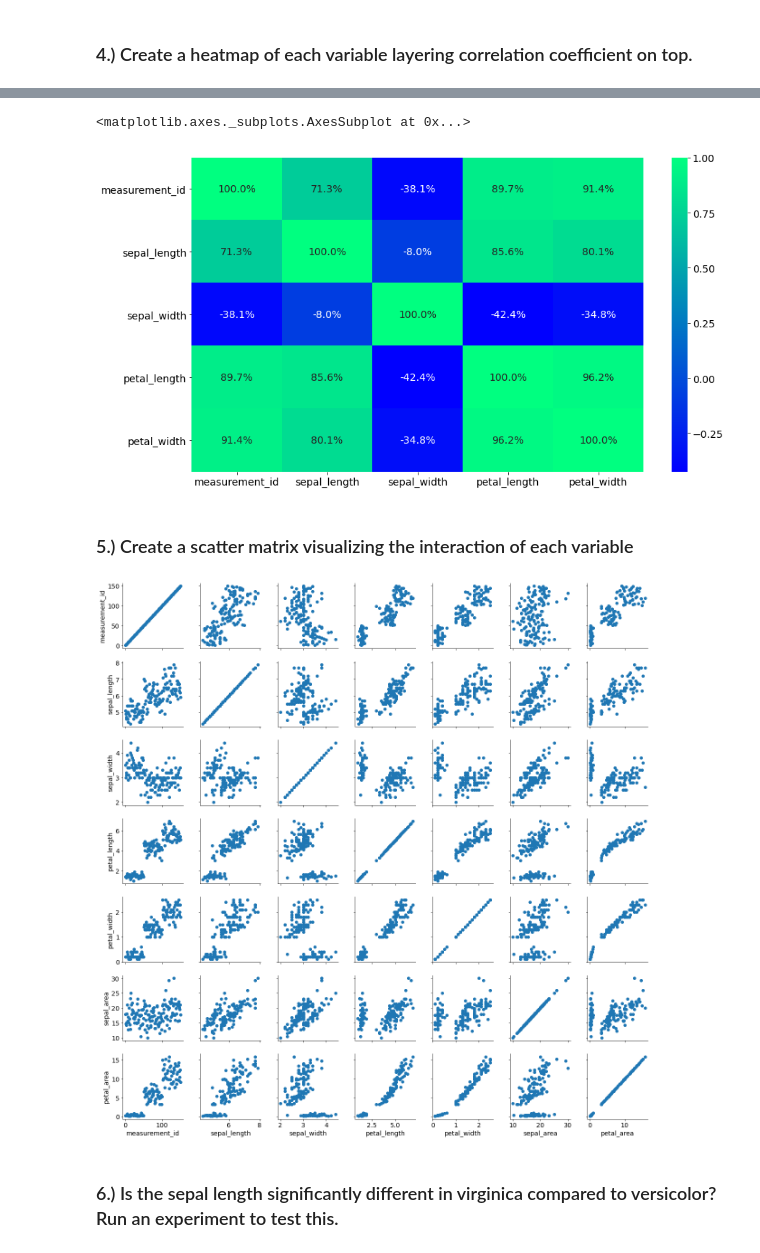
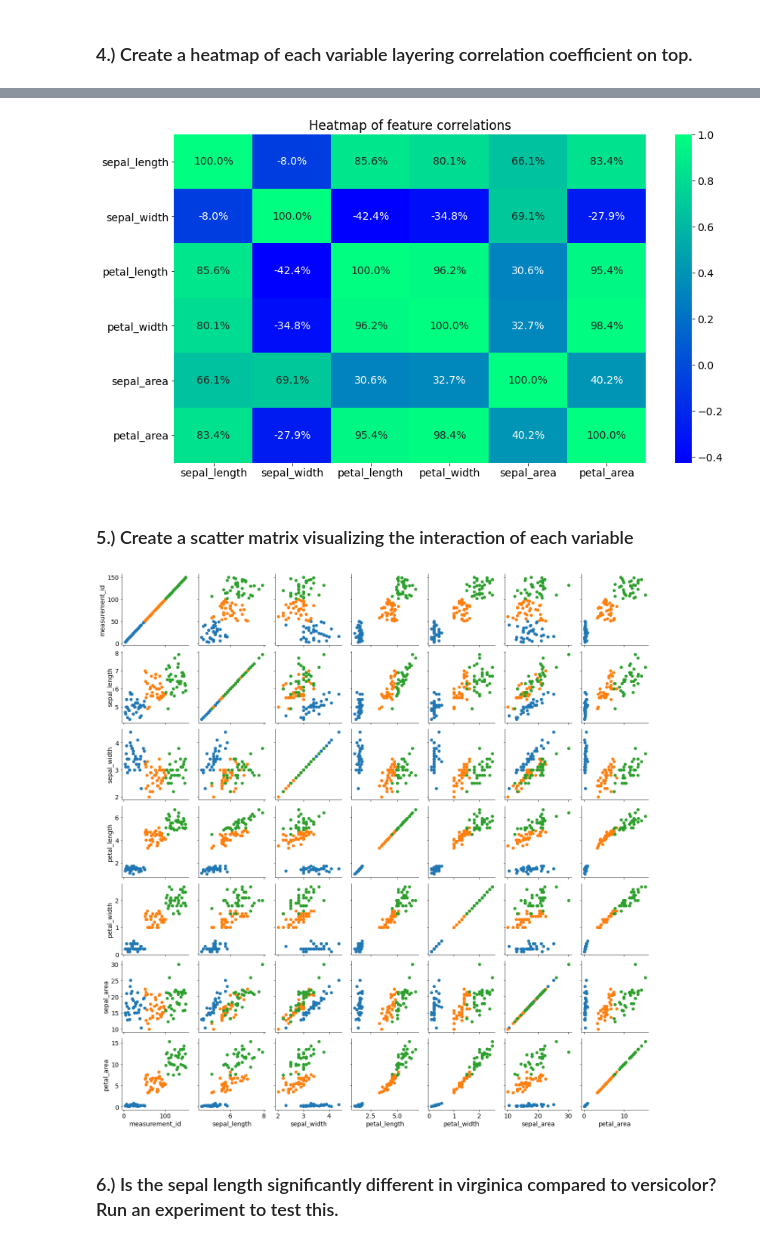
Before and after one commit to jivemachine/ds-methodologies-exercises, a Jupyter notebook: classification/classification_exercises.ipynb, the cells around one changed output, grey strips where cells are left out. Drawn from its saved outputs; the diff is of its cells as text; code cells hidden in the pictures.

```diff
--- a/classification/classification_exercises.ipynb
+++ b/classification/classification_exercises.ipynb
@@ -336,6 +344,6 @@ plt.show()
 # %%
-df['sepal_area'] = df.sepal_length * df.sepal_width
-df['petal_area'] = df.petal_length * df.petal_width
+train['sepal_area'] = train.sepal_length * train.sepal_width
+train['petal_area'] = train.petal_length * train.petal_width
 # %%
 plt.rc('figure',figsize=(14, 8))
 plt.rc('font', size=14)
@@ -372,16 +385,17 @@ df.head(3)
 # %%
-heatmap_df = train.drop(columns=['species_name', 'species_id'])
+plt.title("Heatmap of feature correlations")
+heatmap_df = train.drop(columns=['species_name', 'species_id', 'measurement_id'])
 sns.heatmap(heatmap_df.corr() , annot=True, cmap='winter', fmt='.1%')
+plt.show()
 # %% [output]
-<matplotlib.axes._subplots.AxesSubplot at 0x...>
-[figure, old version]
+[figure, new version]
 # %% [markdown]
 ### 5.) Create a scatter matrix visualizing the interaction of each variable
 # %%
-g = sns.PairGrid(df.drop(columns=['species_id']))
+g = sns.PairGrid(train.drop(columns=['species_id']), hue='species_name')
 g = g.map(plt.scatter)
 # %% [output]
-[figure, old version]
+[figure, new version]
 # %% [markdown]
 ### 6.) Is the sepal length significantly different in virginica compared to versicolor? Run an experiment to test this.
 # %% [markdown]
```
Also changed, not shown: parts of 10 cells of this notebook.
